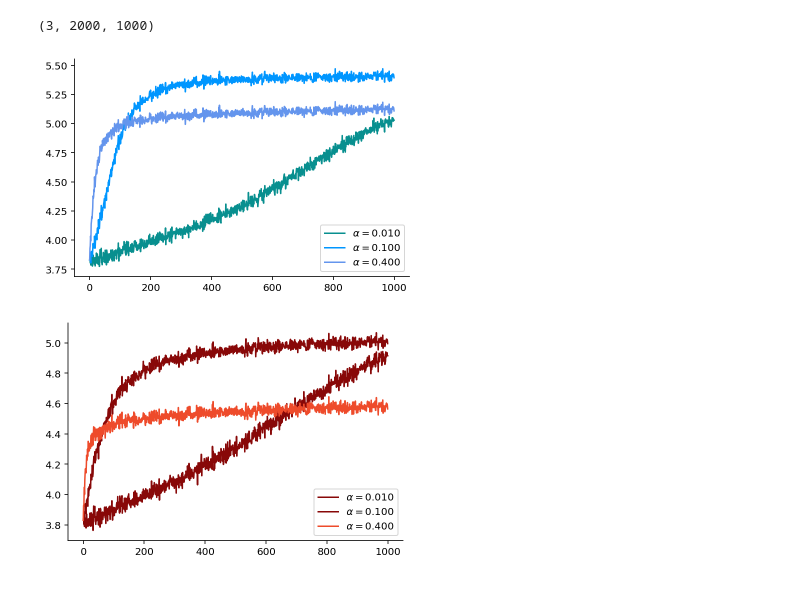
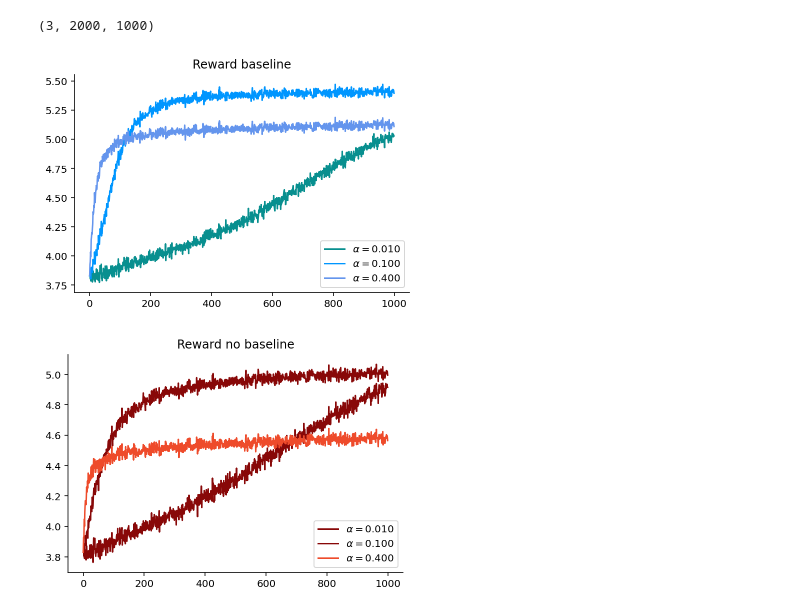
Before and after one commit to gerdm/reinforcement-learning, a Jupyter notebook: ch01/gradient-bandit.ipynb, the cells around one changed output. Cells and saved outputs as stored; diff of their text form; code cells hidden in the pictures.

```diff
--- a/ch01/gradient-bandit.ipynb
+++ b/ch01/gradient-bandit.ipynb
@@ -118,19 +118,20 @@ baseline_sims.shape
 # %%
 colors_baseline = ["#088F8F", "#0096FF", "#6495ED"]
 for sim, c in zip(baseline_sims, colors_baseline):
     plt.plot(sim.mean(axis=0), color=c)
 
+plt.title("Reward baseline")
 legends = [r"$\alpha=$"f"{alpha:0.3f}" for alpha in alpha_values]
 plt.legend(legends);
 # %% [output]
-[figure, old version]
+[figure, new version]
 # %%
 colors_no_baseline = ["#880808", "#880808", "#EE4B2B"]
 for sim, c in zip(no_baseline_sims, colors_no_baseline):
     plt.plot(sim.mean(axis=0), color=c)
 
-
+plt.title("Reward no baseline")
 legends = [r"$\alpha=$"f"{alpha:0.3f}" for alpha in alpha_values]
 plt.legend(legends);
 # %% [output]
-[figure, old version]
+[figure, new version]
```
Also changed, not shown: parts of 2 cells of this notebook.
